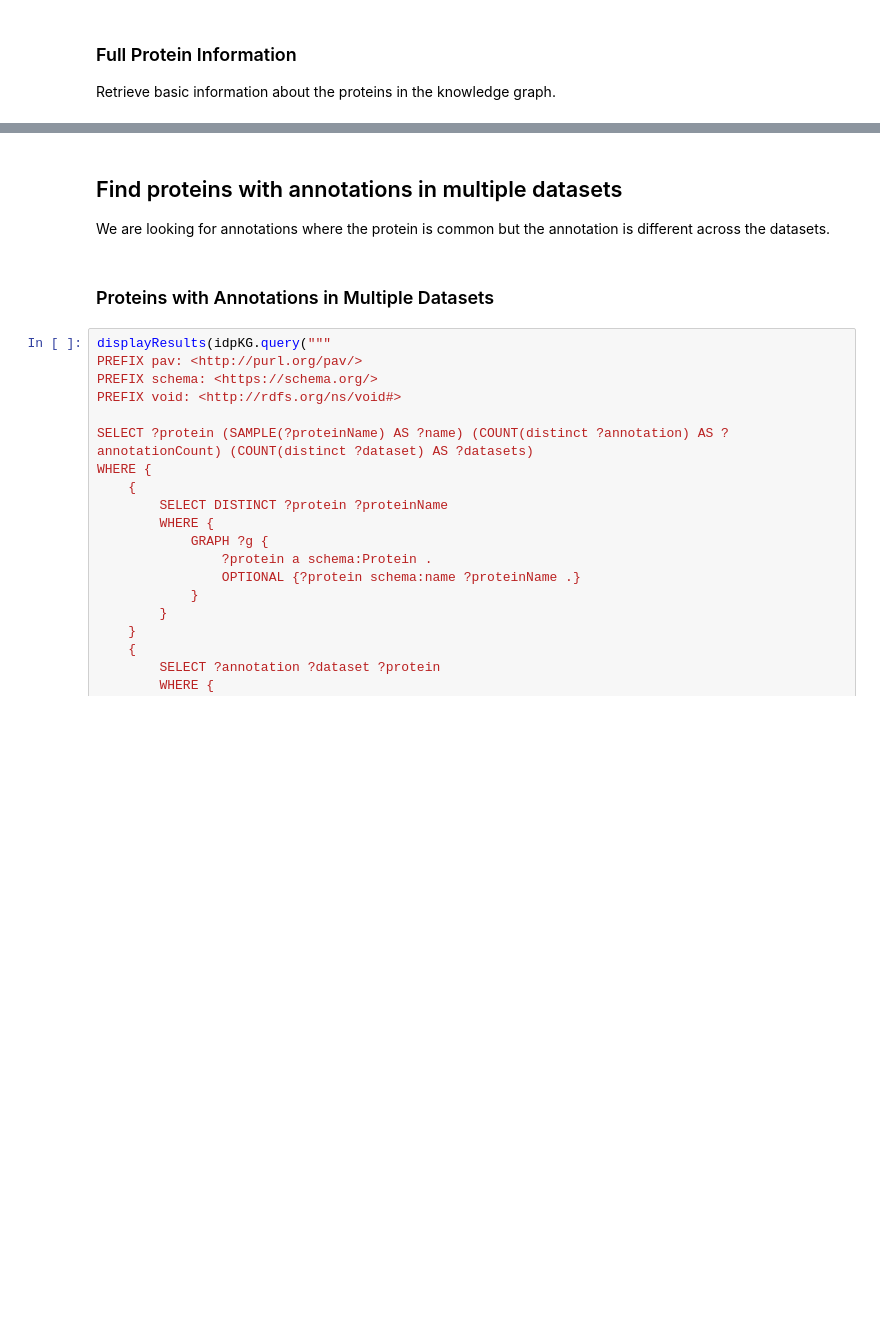
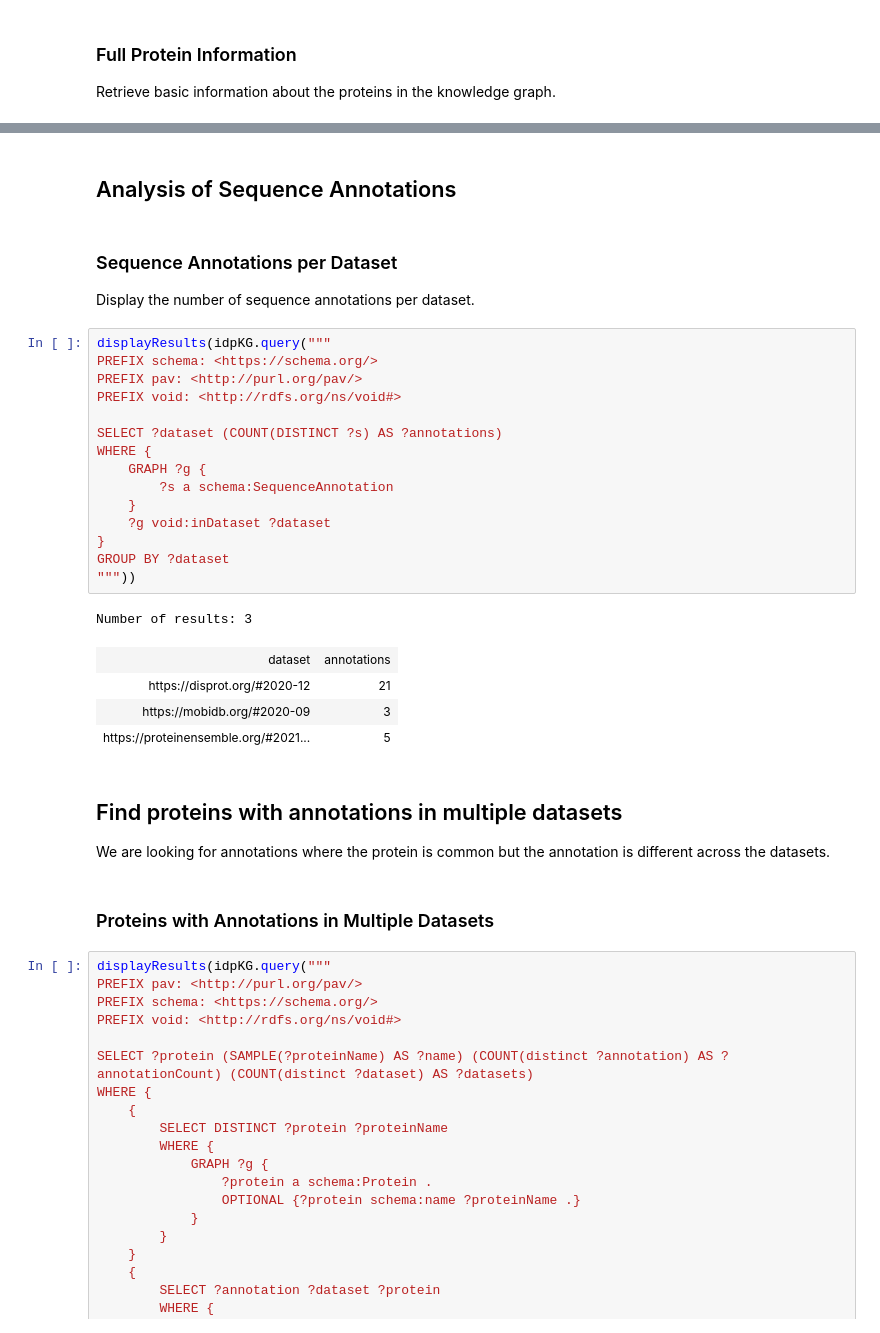
Before and after one commit to ivanmicetic/IDP-KG, a Jupyter notebook: notebooks/AnalysisQueries.ipynb, the cells around one changed output, grey strips where cells are left out. Saved outputs shown, nothing was run; the diff lists cells and outputs as text; blank space fills up the shorter version.

Commit message:
SequenceAnnotation by dataset

```diff
--- a/notebooks/AnalysisQueries.ipynb
+++ b/notebooks/AnalysisQueries.ipynb
@@ -586,3 +586,30 @@ Number of results: 8
+# %% [markdown]
+## Analysis of Sequence Annotations
+# %% [markdown]
+### Sequence Annotations per Dataset
+
+Display the number of sequence annotations per dataset.
+# %%
+displayResults(idpKG.query("""
+PREFIX schema: <https://schema.org/>
+PREFIX pav: <http://purl.org/pav/>
+PREFIX void: <http://rdfs.org/ns/void#>
+
+SELECT ?dataset (COUNT(DISTINCT ?s) AS ?annotations)
+WHERE {
+    GRAPH ?g {
+        ?s a schema:SequenceAnnotation
+    }
+    ?g void:inDataset ?dataset
+}
+GROUP BY ?dataset
+"""))
+# %% [output]
+Number of results: 3
+| dataset | annotations |
+| https://disprot.org/#2020-12 | 21 |
+| https://mobidb.org/#2020-09 | 3 |
+| https://proteinensemble.org/#2021... | 5 |
 # %% [markdown]
 ## Find proteins with annotations in multiple datasets
 
```
Also changed, not shown: parts of 5 cells of this notebook.
